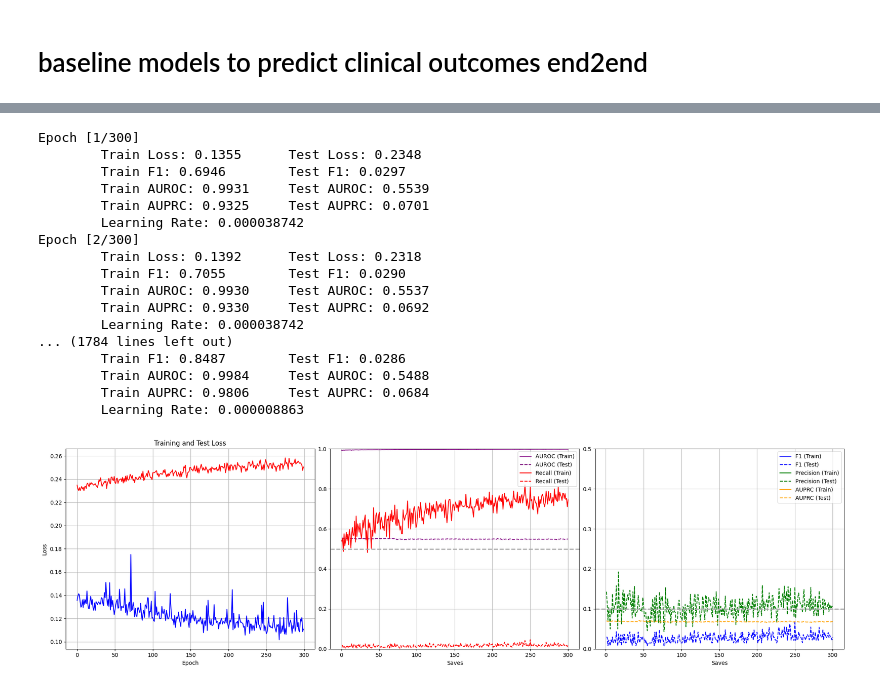
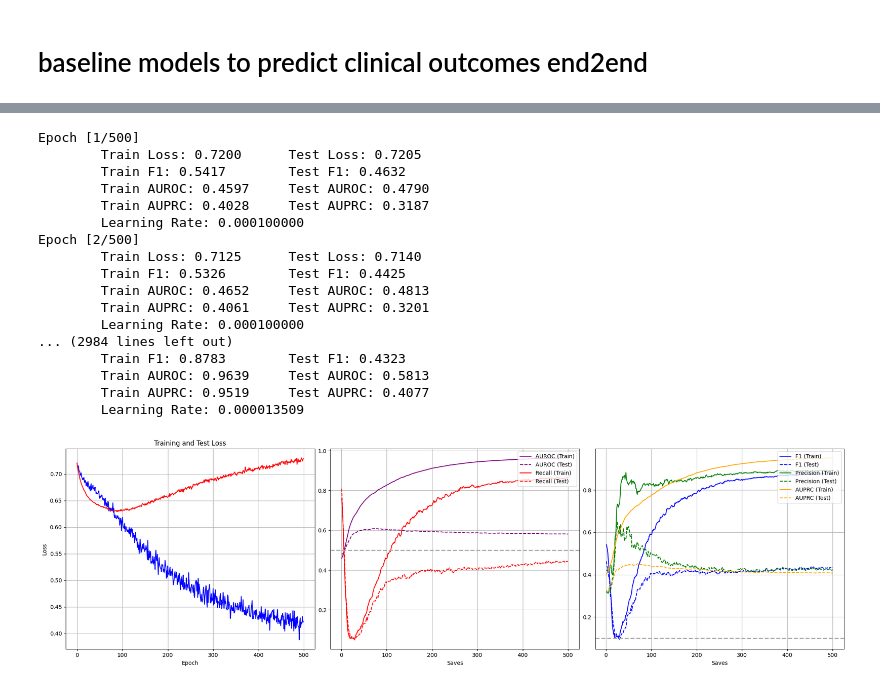
Before and after one commit to JiaxingQiu/llm_nicu_vitalsigns, a Jupyter notebook: script/CLIP/test_classifier.ipynb, the cells around one changed output, grey strips where cells are left out. Cells and saved outputs as stored; diff of their text form; code cells hidden in the pictures.

Commit message:
test classifiers

```diff
--- a/script/CLIP/test_classifier.ipynb
+++ b/script/CLIP/test_classifier.ipynb
@@ -46,9 +47,9 @@ df_x = pd.read_excel('../../data/PAS Challenge Model Data.xlsx', engine="calamin
 df = df.merge(df_x[['VitalID', 'VitalTime', 'Age']], on=['VitalID', 'VitalTime'], how='left')
 df = label_death7d(df, df_y, id_col='VitalID')
 df = df.merge(df_demo, on='VitalID', how='left')
-df_desc = generate_descriptions(ts_df = df.loc[:, '1':'300'], id_df = df.loc[:, ['VitalID', 'VitalTime']])
+df_desc = generate_descriptions_parallel(ts_df = df.loc[:, '1':'300'], id_df = df.loc[:, ['VitalID', 'VitalTime']])
 df = df.merge(df_desc, on=['VitalID', 'VitalTime'], how='left')
-df = gen_text_input_column(df, config_dict['text_config'])
+df = text_gen_input_column(df, config_dict['text_config'])
 df['rowid'] = df.index.to_series()
 df_train = df
 
@@ -65,9 +66,9 @@ df_test['VitalTime'] = df_test['VitalTime'].astype(int)
 rename_dict = {'TestID': 'VitalID'}
 df_test = df_test.rename(columns=rename_dict)
 
-df_desc_test = generate_descriptions(ts_df = df_test.loc[:, '1':'300'], id_df = df_test.loc[:, ['VitalID', 'VitalTime']])
+df_desc_test = generate_descriptions_parallel(ts_df = df_test.loc[:, '1':'300'], id_df = df_test.loc[:, ['VitalID', 'VitalTime']])
 df_test = df_test.merge(df_desc_test, on=['VitalID', 'VitalTime'], how='left')
-df_test = gen_text_input_column(df_test, config_dict['text_config'])
+df_test = text_gen_input_column(df_test, config_dict['text_config'])
 df_test_org = df_test[df.columns]
 df_test, df_leftout = train_test_split(df_test_org, test_size=0.5, stratify=df_test_org['cl_event'], random_state=random_state)
 # %% [output]
@@ -95,7 +107,7 @@ txt_ls_org = ['This infant will die in 7 days. ', 'This infant will survive. ']
 y_col = 'cl_event'
 # ---- downsample negative class(es) ----
 # sample 5000 rows from df_test[df_test[y_col]==txt_ls_org[1]], without replacement
-neg_sample_size = 5000
+neg_sample_size = 500
 df_test_downsampled = df_test[df_test[y_col]==txt_ls_org[1]].sample(n=neg_sample_size, replace=False)
 df_test = pd.concat([df_test[df_test[y_col]==txt_ls_org[0]], df_test_downsampled])
 df_train_downsampled = df_train[df_train[y_col]==txt_ls_org[1]].sample(n=neg_sample_size, replace=False)
@@ -161,7 +220,10 @@ Number of positives in y_true_test: 241
 # %%
-# Create different types of models
-resnet_encoder = ResNetEncoder(ts_dim=300, output_dim=16, num_blocks=1, dropout=0.5)
-model = GeneralBinaryClassifier(resnet_encoder)
+# # Create different types of models
+# resnet_encoder = ResNetEncoder(ts_dim=300, output_dim=16, num_blocks=1, dropout=0.5)
+# model = GeneralBinaryClassifier(resnet_encoder)
+
+mlp_encoder = MLPEncoder(ts_dim=300, output_dim=128, hidden_dim=32, num_hidden_layers=1, dropout=0.5)
+model = GeneralBinaryClassifier(mlp_encoder)
 optimizer = torch.optim.AdamW(model.parameters(), lr=0.0001)
 scheduler = torch.optim.lr_scheduler.ReduceLROnPlateau(
     optimizer,
@@ -193,32 +254,32 @@ Non-trainable params: 0
 # %%
 
 eval_dic_tmp, train_losses_tmp, test_losses_tmp = train_binary_classifier(model,
                                                 train_loader,
                                                 test_loader,
                                                 optimizer,
                                                 scheduler,
-                                                300,
+                                                500,
                                                 device)
 eval_dict_eng = eng_eval_metrics(eval_dic_tmp, binary=True)
 # %% [output]
-Epoch [1/300]
-        Train Loss: 0.1355      Test Loss: 0.2348
-        Train F1: 0.6946        Test F1: 0.0297
-        Train AUROC: 0.9931     Test AUROC: 0.5539
-        Train AUPRC: 0.9325     Test AUPRC: 0.0701
-        Learning Rate: 0.000038742
-Epoch [2/300]
-        Train Loss: 0.1392      Test Loss: 0.2318
-        Train F1: 0.7055        Test F1: 0.0290
-        Train AUROC: 0.9930     Test AUROC: 0.5537
-        Train AUPRC: 0.9330     Test AUPRC: 0.0692
-        Learning Rate: 0.000038742
-... (1784 lines left out)
-        Train F1: 0.8487        Test F1: 0.0286
-        Train AUROC: 0.9984     Test AUROC: 0.5488
-        Train AUPRC: 0.9806     Test AUPRC: 0.0684
-        Learning Rate: 0.000008863
+Epoch [1/500]
+        Train Loss: 0.7200      Test Loss: 0.7205
+        Train F1: 0.5417        Test F1: 0.4632
+        Train AUROC: 0.4597     Test AUROC: 0.4790
+        Train AUPRC: 0.4028     Test AUPRC: 0.3187
+        Learning Rate: 0.000100000
+Epoch [2/500]
+        Train Loss: 0.7125      Test Loss: 0.7140
+        Train F1: 0.5326        Test F1: 0.4425
+        Train AUROC: 0.4652     Test AUROC: 0.4813
+        Train AUPRC: 0.4061     Test AUPRC: 0.3201
+        Learning Rate: 0.000100000
+... (2984 lines left out)
+        Train F1: 0.8783        Test F1: 0.4323
+        Train AUROC: 0.9639     Test AUROC: 0.5813
+        Train AUPRC: 0.9519     Test AUPRC: 0.4077
+        Learning Rate: 0.000013509
-[figure, old version]
+[figure, new version]
 # %%
 
 eval_dict_eng = eng_eval_metrics(eval_dic_tmp, binary=True, plot_confusion_matrices=True)
```
Also changed, not shown: parts of 7 cells of this notebook, 2 other files.
